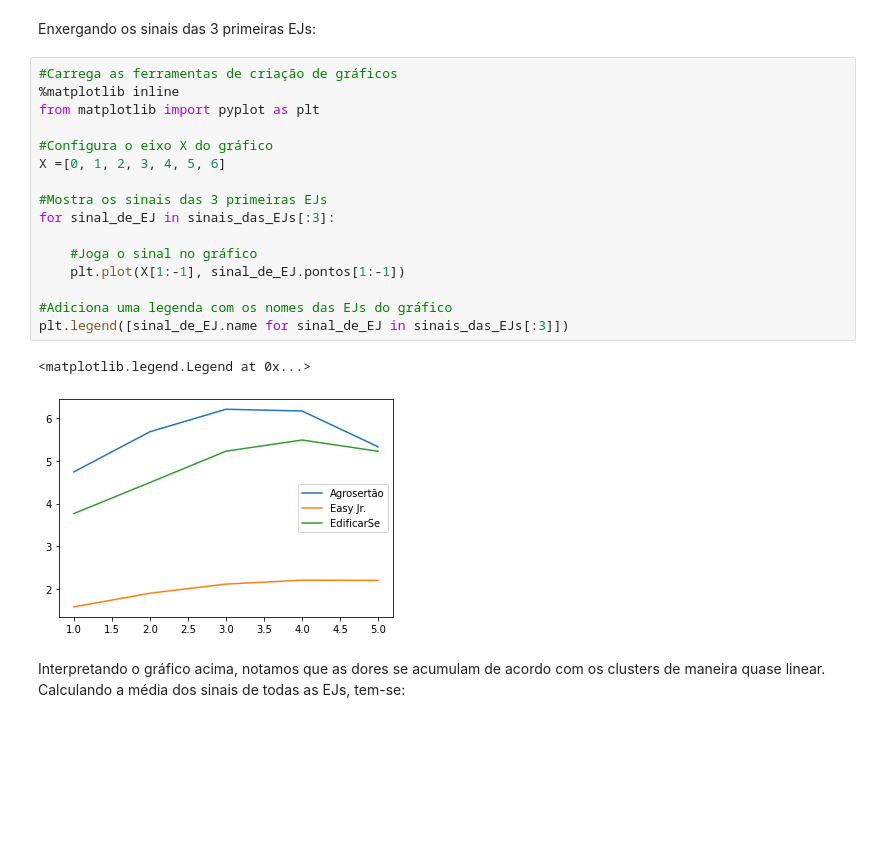
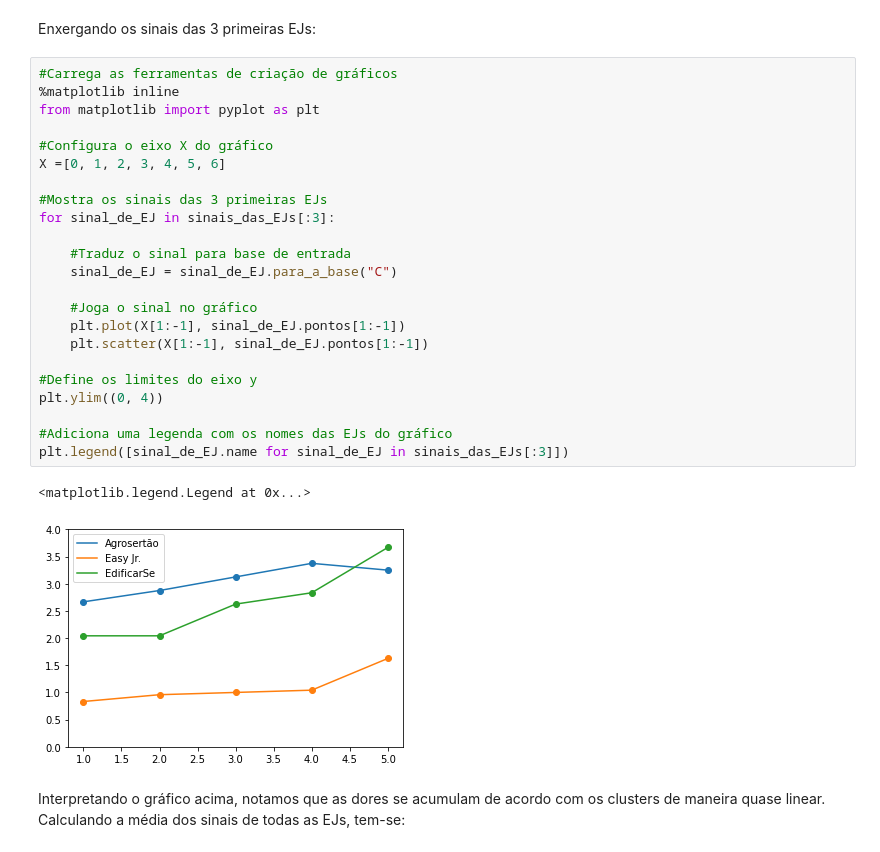
Before and after one commit to gustavomello9600/clusters, a Jupyter notebook: Dores das EJs.ipynb, the cells around one changed output. Saved outputs shown, nothing was run; the diff lists cells and outputs as text; blank space fills up the shorter version.

```diff
--- a/Dores das EJs.ipynb
+++ b/Dores das EJs.ipynb
@@ -360,22 +356,29 @@ Enxergando os sinais das 3 primeiras EJs:
 # %%
 #Carrega as ferramentas de criação de gráficos
 %matplotlib inline
 from matplotlib import pyplot as plt
 
 #Configura o eixo X do gráfico
 X =[0, 1, 2, 3, 4, 5, 6]
 
 #Mostra os sinais das 3 primeiras EJs
 for sinal_de_EJ in sinais_das_EJs[:3]:
 
+    #Traduz o sinal para base de entrada
+    sinal_de_EJ = sinal_de_EJ.para_a_base("C")
+
     #Joga o sinal no gráfico
     plt.plot(X[1:-1], sinal_de_EJ.pontos[1:-1])
+    plt.scatter(X[1:-1], sinal_de_EJ.pontos[1:-1])
+
+#Define os limites do eixo y
+plt.ylim((0, 4))
 
 #Adiciona uma legenda com os nomes das EJs do gráfico
 plt.legend([sinal_de_EJ.name for sinal_de_EJ in sinais_das_EJs[:3]])
 # %% [output]
 <matplotlib.legend.Legend at 0x...>
-[figure, old version]
+[figure, new version]
 # %% [markdown]
 Interpretando o gráfico acima, notamos que as dores se acumulam de acordo com os clusters de maneira quase linear. Calculando a média dos sinais de todas as EJs, tem-se:
 # %%
```
Also changed, not shown: parts of 12 cells of this notebook.
